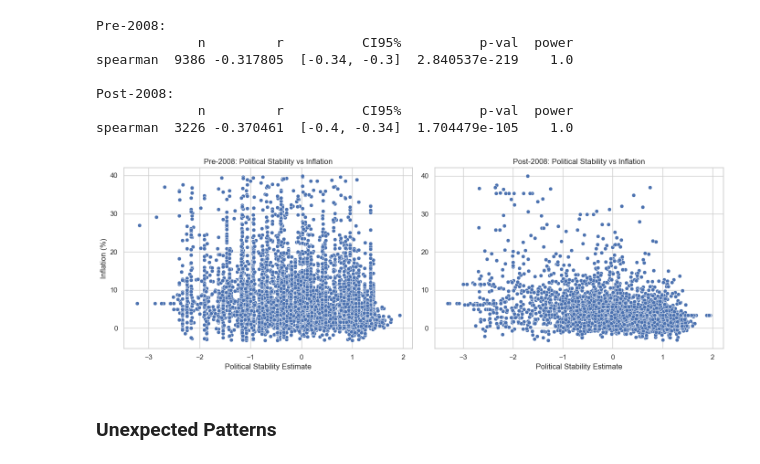
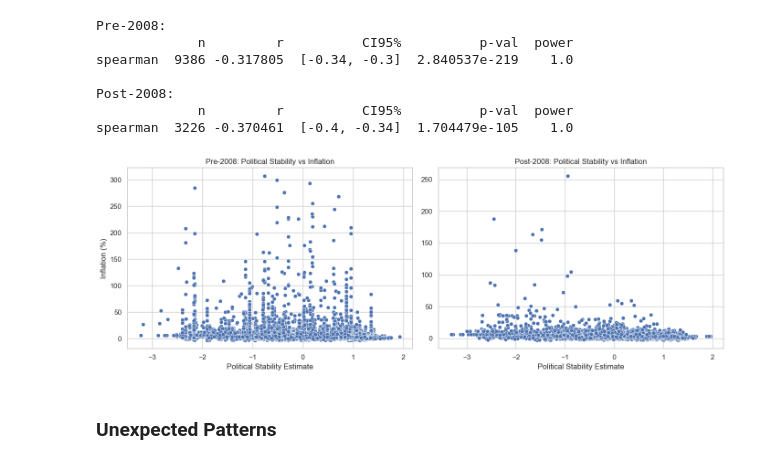
Before and after one commit to StefanFSmid/ASDA_2025_Group_3_Porfolio, a Jupyter notebook: notebooks/week_06_group_3_notebook.ipynb, the cells around one changed output. Saved outputs shown, nothing was run; the diff lists cells and outputs as text; code cells hidden in the pictures.

```diff
--- a/notebooks/week_06_group_3_notebook.ipynb
+++ b/notebooks/week_06_group_3_notebook.ipynb
@@ -248,38 +253,38 @@ Post-2008:
 spearman  3226 -0.370461  [-0.4, -0.34]  1.704479e-105    1.0
 # %%
 # Split data
-pre = new_df[new_df["year"] < 2008]
-post = new_df[new_df["year"] >= 2008]
+pre = wb_df[wb_df["year"] < 2008]
+post = wb_df[wb_df["year"] >= 2008]
 
 # Create subplots
 fig, axes = plt.subplots(1, 2, figsize=(14, 5))
 
 # Pre-2008 scatter
 sns.scatterplot(
     data=pre,
     x="political_stability_estimate",
     y="inflation_yr_pct",
     ax=axes[0]
 )
 axes[0].set_title("Pre-2008: Political Stability vs Inflation")
 axes[0].set_xlabel("Political Stability Estimate")
 axes[0].set_ylabel("Inflation (%)")
 
 # Post-2008 scatter
 sns.scatterplot(
     data=post,
     x="political_stability_estimate",
     y="inflation_yr_pct",
     ax=axes[1]
 )
 axes[1].set_title("Post-2008: Political Stability vs Inflation")
 axes[1].set_xlabel("Political Stability Estimate")
 axes[1].set_ylabel("")
 
 plt.tight_layout()
 plt.show()
 # %% [output]
-[figure, old version]
+[figure, new version]
 # %% [markdown]
 ### Unexpected Patterns
 # %%
```
Also changed, not shown: parts of 8 cells of this notebook, 4 other files.
